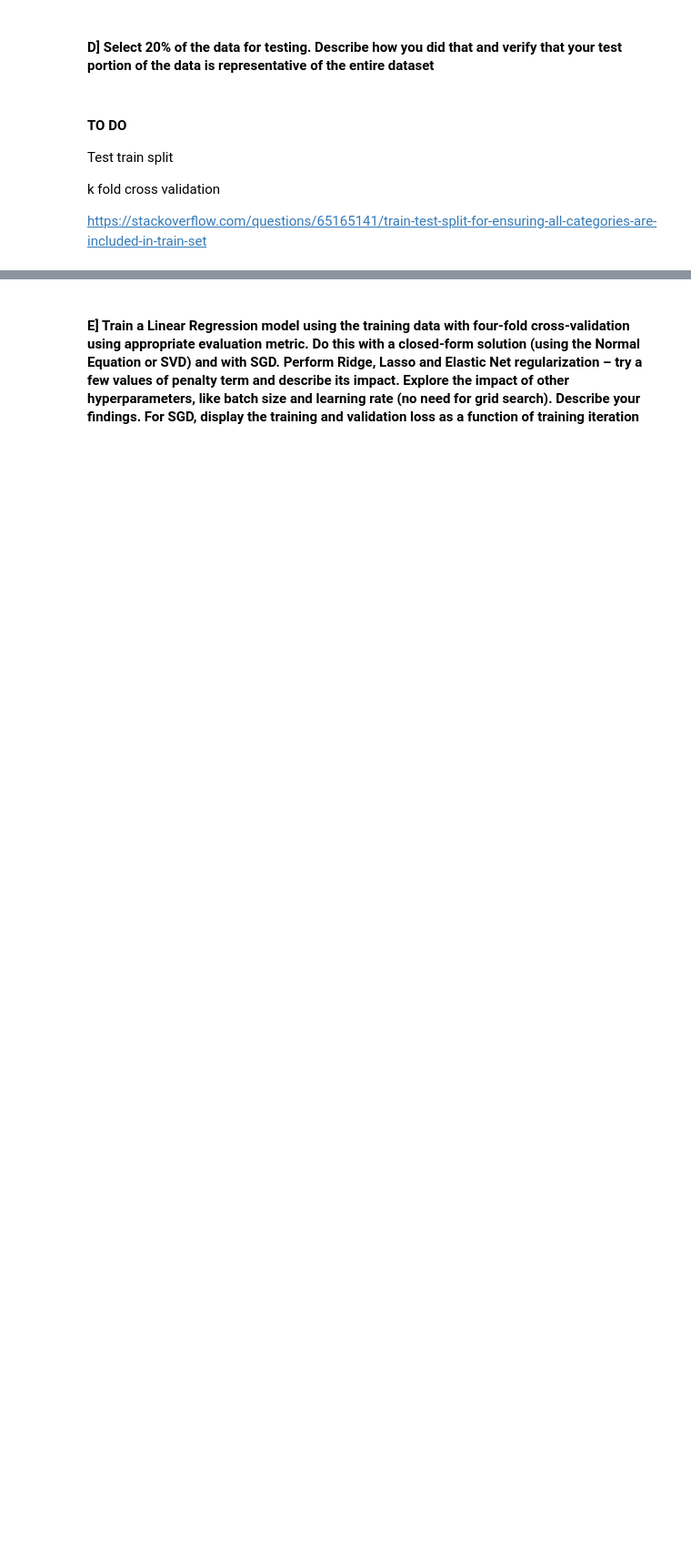
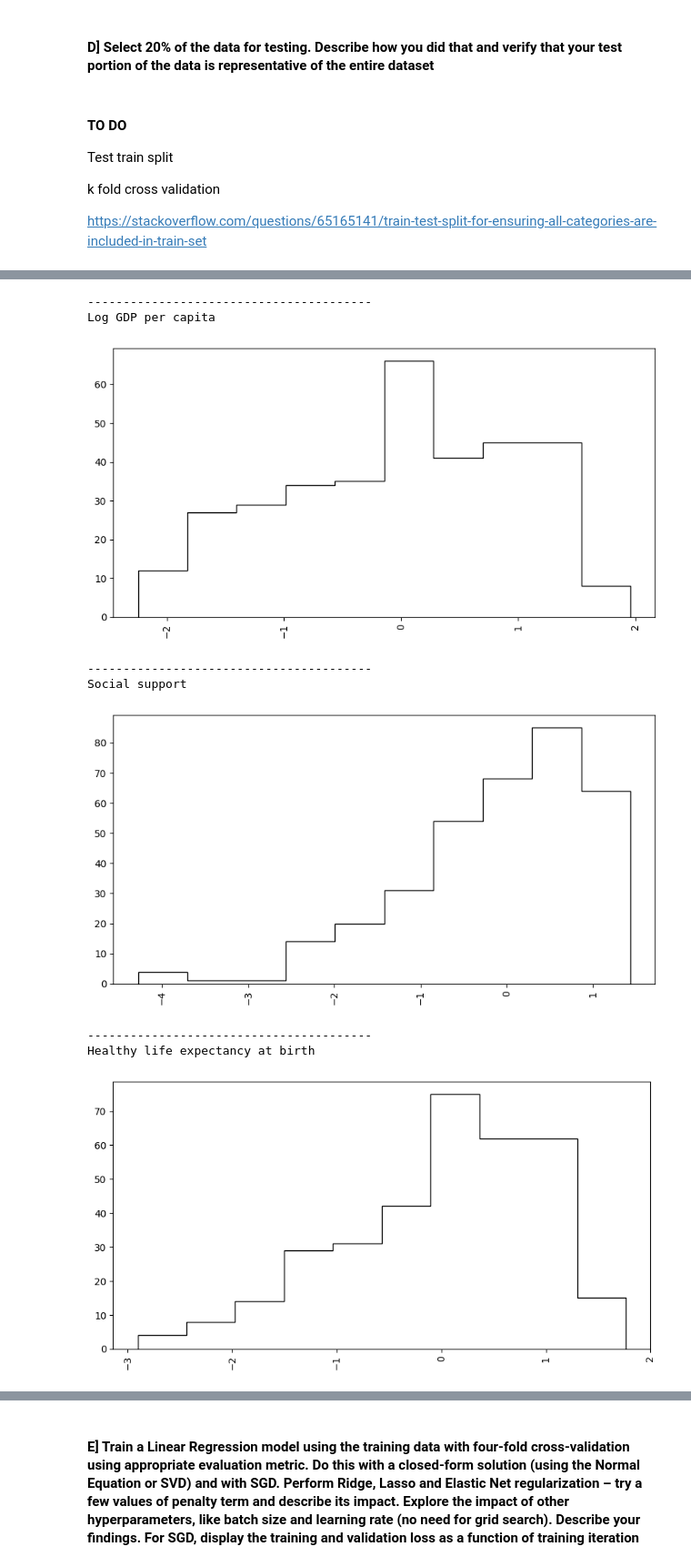
Before and after one commit to Abhishek2019/Applied-Machine-Learning, a Jupyter notebook: Assignment 1/Q1/AML_Assignment_1.ipynb, the cells around one changed output, grey strips where cells are left out. Shown at 91% size. Saved outputs shown, nothing was run; the diff lists cells and outputs as text; code cells hidden in the pictures; blank space fills up the shorter version.

```diff
--- a/Assignment 1/Q1/AML_Assignment_1.ipynb
+++ b/Assignment 1/Q1/AML_Assignment_1.ipynb
@@ -258,0 +302,7 @@ https://stackoverflow.com/questions/65165141/train-test-split-for-ensuring-all-c
+# %%
+import pandas as pd
+from sklearn.model_selection import train_test_split
+
+# train, test = train_test_split(processed_data, test_size = 0.2, stratify=processed_data[country_name_list])
+
+train, test = train_test_split(processed_data, test_size = 0.2, shuffle=True)
@@ -258,0 +327,21 @@ https://stackoverflow.com/questions/65165141/train-test-split-for-ensuring-all-c
+# %%
+for col in test.columns:
+
+  if col in cont_attr:
+    print("----------------------------------------")
+    print(col)
+    counts,bins = np.histogram(test[col])
+    plt.figure(figsize=(10,5))
+    plt.stairs(counts,bins,ec='black')
+    plt.xticks(rotation=90)
+    plt.show()
+# %% [output]
+----------------------------------------
+Log GDP per capita
+[figure, added]
+----------------------------------------
+Social support
+[figure, added]
+----------------------------------------
+Healthy life expectancy at birth
+[figure, added]
```
Also changed, not shown: parts of 33 cells of this notebook.
